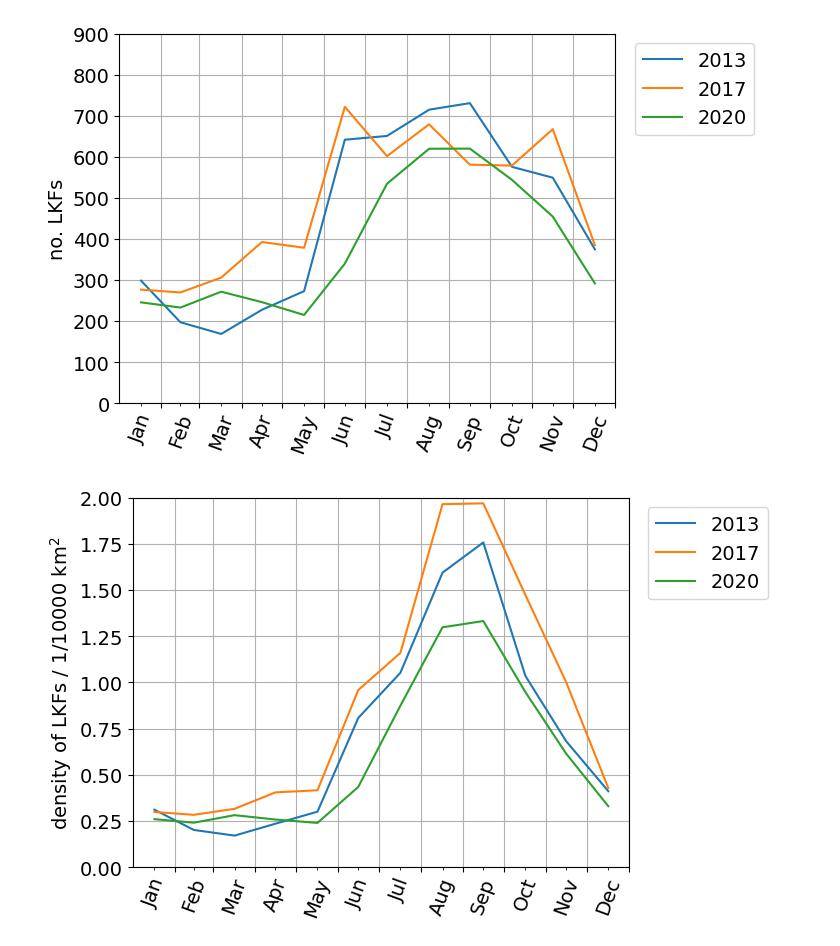
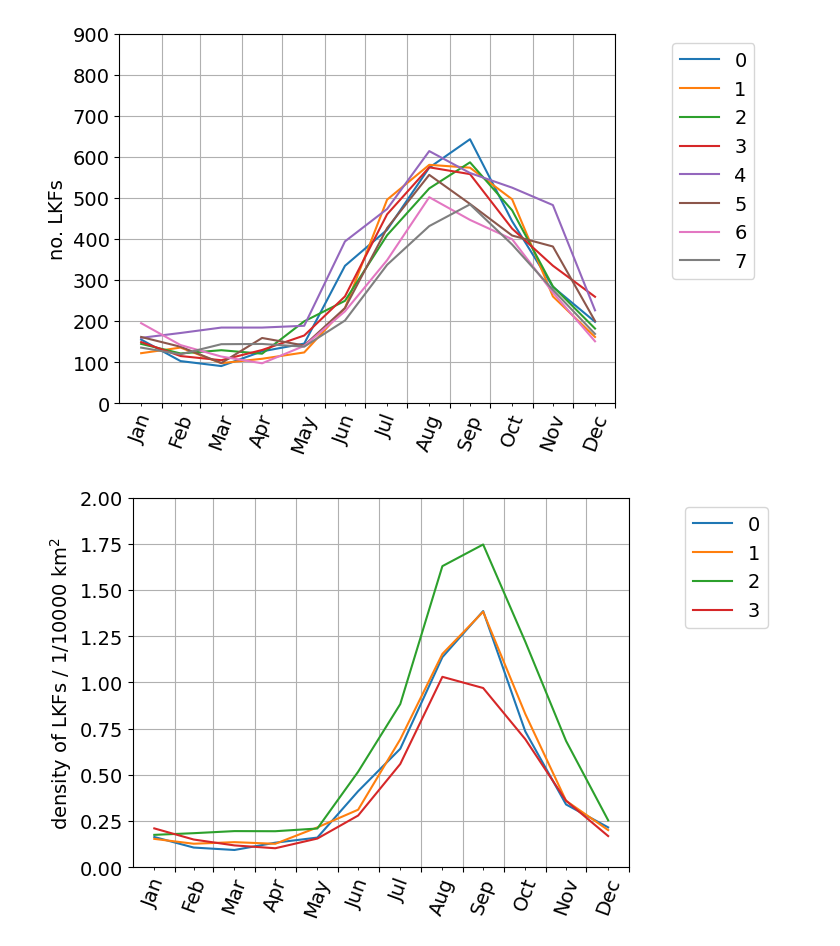
Before and after one commit to jpgaertner/lkf_detection, a Jupyter notebook: statistics/internnual_variability.ipynb, the cells around one changed output. Drawn from its saved outputs; the diff is of its cells as text; code cells hidden in the pictures.

```diff
--- a/statistics/internnual_variability.ipynb
+++ b/statistics/internnual_variability.ipynb
@@ -12,6 +14,18 @@ plt.rcParams.update({'font.size':14})
 # %%
-path = '/p/project/chhb19/gaertner2/data/awicm_cvmix/'
-path_ds = path + 'datasets/'
+res = '4km'
+
+path = '/work/bk1377/a270230/'
+path_stat = path + 'statistics/'
+path_ds = path + f'datasets/{res}/'
 # %%
-years_all = np.load(path + 'years_all.npy')
-a_mean, a_tot, h_mean, h_tot = np.load(path + 'a_mean_tot_h_mean_tot.npy')
+# load mean ice concentration, total ice covered area, mean ice thickness,
+# and total ice volume for all years of the model run (1986 - 2100 for 4km,
+# 2013 - 2020 & 2093 - 2100 for 1km)
+a_mean, area_total, h_mean, ice_vol_total, years_all = np.load(
+    path_stat + f'a_mean_tot_h_mean_tot_{res}.npy', allow_pickle=True)
+
+# make an array of the right np.shape out of area_total
+arr = np.zeros((len(area_total),365))
+for year, area_total_year in enumerate(area_total):
+    arr[year,:] = area_total_year
+area_total = arr
@@ -24,6 +40,12 @@ files = [path_ds + f'ds_{year}.npy' for year in years]
 # %%
-# load the data from the lkf_data files
-datasets, lkfs = get_lkfs(files)
+# load mean ice concentration, total ice covered area, mean ice thickness,
+# and total ice volume for all years of the model run (1986 - 2100 for 4km,
+# 2013 - 2020 & 2093 - 2100 for 1km)
+data = np.load(path_stat + f'lkfs_paths_{res}.npz', allow_pickle=True)
+years, lkfs, paths, paths_all = [data[key] for key in data.files]
 
-res_km = get_res_km(datasets[0])
+# use already calculated resolutions (can be calculated either from the nc files like in
+# plot/area_thickness.ipynb, or from the lkf_data objects like in statistics_main.ipynb)
+if res == '4km': res_km = 4.337849218906646
+if res == '1km': res_km = 1.083648783567869
 # %%
@@ -52,12 +75,12 @@ def mm(var):
 
 def plot(var, name, ylim):
     '''use this to check whether there is a trend within a decade.
-    try out [::2] to bette visulize it or just plotting the
+    try out [::2] to bette visulize it or just plot the
     beginning, middle and end year
     '''
 
     for i, data in enumerate(var):
-        plt.plot(xticks_minor,data, label=years[i])
+        plt.plot(xticks_minor, data, label=i)
 
     plt.ylim([0,ylim])
     plt.ylabel(name)
@@ -73,10 +96,10 @@ av_length_m = mm(av_length)
 total_length_m = mm(total_length)
 # %%
-plot(n_lkfs_m[:3], 'no. LKFs', 900)
+plot(n_lkfs_m[:8], 'no. LKFs', 900)
 # %% [output]
-[figure, old version]
+[figure, new version]
 # %%
-plot(rho_lkfs_m[:3], r'density of LKFs / 1/10000 km$^2$', 2)
+plot(rho_lkfs_m[:8][::2], r'density of LKFs / 1/10000 km$^2$', 2)
 # %% [output]
-[figure, old version]
+[figure, new version]
 # %%
```
Also changed, not shown: parts of 7 cells of this notebook.
